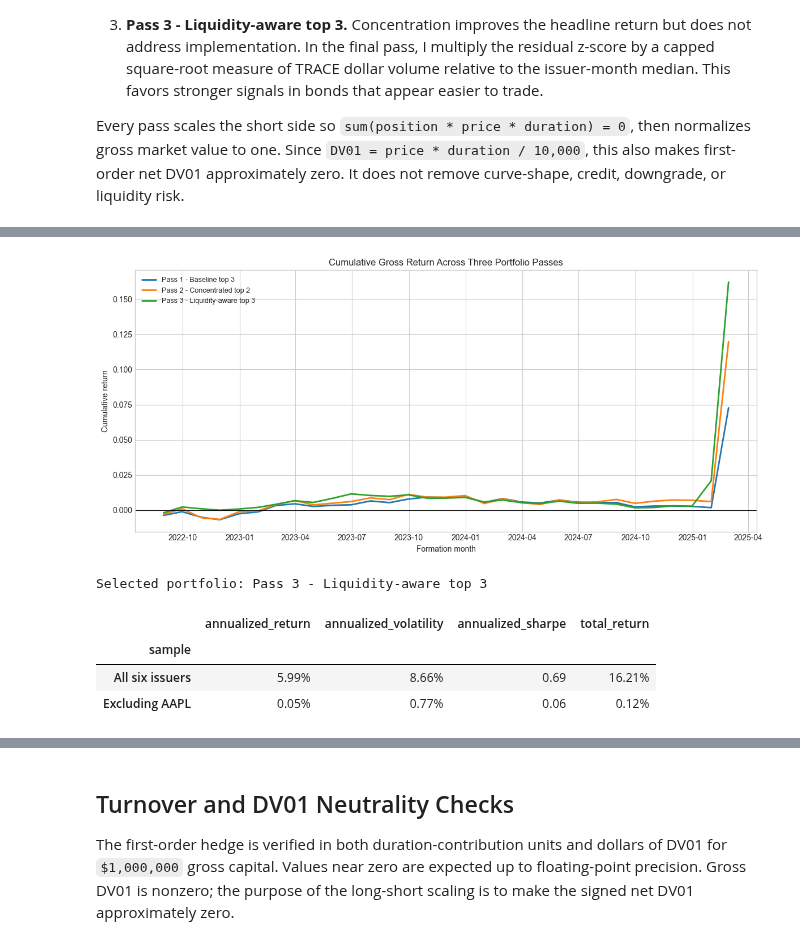
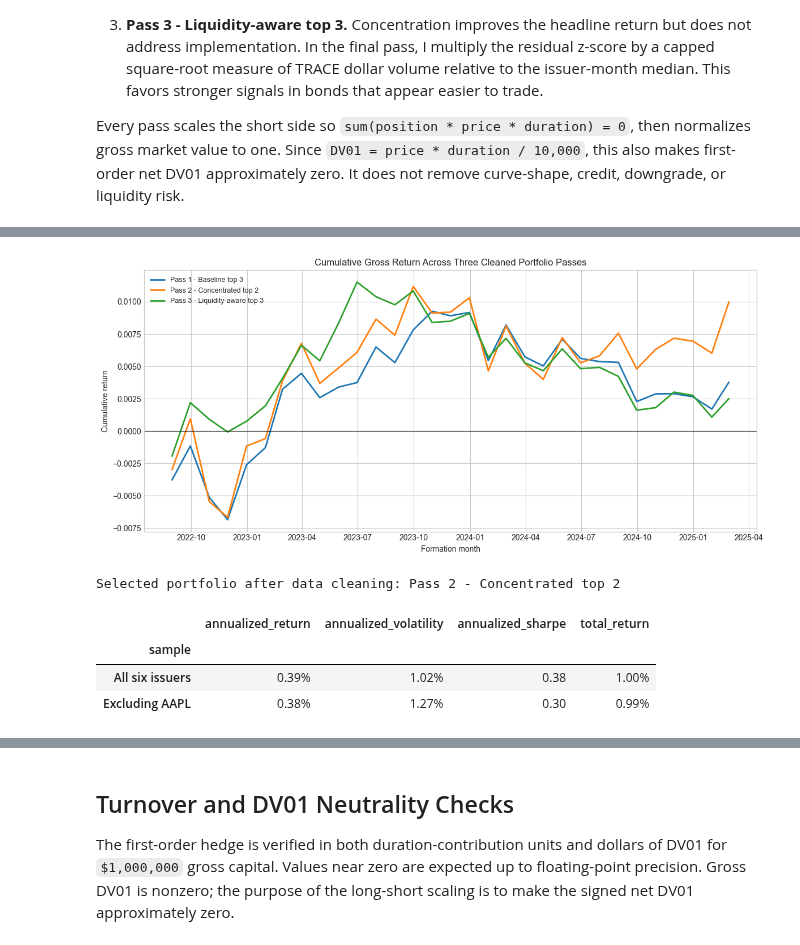
Before and after one commit to yingnichang/MTH9897, a Jupyter notebook: bond_relative_value_assignment.ipynb, the cells around one changed output, grey strips where cells are left out. Cells and saved outputs as stored; diff of their text form; code cells hidden in the pictures.

Commit message:
Clean anomalous bond mark from backtest

```diff
--- a/bond_relative_value_assignment.ipynb
+++ b/bond_relative_value_assignment.ipynb
@@ -68,6 +69,13 @@ MIN_AMOUNT_OUTSTANDING = 200_000  # WRDS field is in thousands: approximately $2
 SPREAD_BPS_LIMIT = (-100, 2_000)
 DURATION_LIMIT = (0.05, 35.0)
 PRICE_LIMIT = (20.0, 200.0)
+
+# Ex-post data-quality screen for an isolated month-end mark. A row is flagged only
+# when the price moves by more than 40% from both adjacent monthly observations,
+# while the adjacent observations remain within 20% of one another.
+ISOLATED_MARK_MOVE = 0.40
+NEIGHBOR_PRICE_TOLERANCE = 0.20
+
 GROSS_CAPITAL_USD = 1_000_000
 TRANSACTION_COST_BPS = [0, 10, 25, 50]
 
@@ -711,23 +793,28 @@ trial_outputs = {
 # %%
-trial_rows = []
-for name, (trial_positions, trial_issuer, trial_combined) in trial_outputs.items():
-    gross = performance_summary(trial_combined["portfolio_return"])
-    net_25 = performance_summary(trial_combined["net_return_25bps"])
-    trial_rows.append({
-        "trial": name,
-        "months": gross["months"],
-        "gross_annualized_return": gross["annualized_return"],
-        "gross_annualized_volatility": gross["annualized_volatility"],
-        "gross_sharpe": gross["annualized_sharpe"],
-        "gross_total_return": gross["total_return"],
-        "win_rate": gross["win_rate"],
-        "average_turnover": trial_combined["turnover"].mean(),
-        "net_25bps_annualized_return": net_25["annualized_return"],
-        "net_25bps_sharpe": net_25["annualized_sharpe"],
-        "net_25bps_total_return": net_25["total_return"],
-    })
+def summarize_trial_outputs(outputs):
+    rows = []
+    for name, (trial_positions, trial_issuer, trial_combined) in outputs.items():
+        gross = performance_summary(trial_combined["portfolio_return"])
+        net_25 = performance_summary(trial_combined["net_return_25bps"])
+        rows.append({
+            "trial": name,
+            "months": gross["months"],
+            "gross_annualized_return": gross["annualized_return"],
+            "gross_annualized_volatility": gross["annualized_volatility"],
+            "gross_sharpe": gross["annualized_sharpe"],
+            "gross_total_return": gross["total_return"],
+            "win_rate": gross["win_rate"],
+            "average_turnover": trial_combined["turnover"].mean(),
+            "net_25bps_annualized_return": net_25["annualized_return"],
+            "net_25bps_sharpe": net_25["annualized_sharpe"],
+            "net_25bps_total_return": net_25["total_return"],
+        })
+    return pd.DataFrame(rows).set_index("trial")
 
-trial_summary = pd.DataFrame(trial_rows).set_index("trial")
+
+trial_summary = summarize_trial_outputs(trial_outputs)
+raw_trial_summary = summarize_trial_outputs(raw_trial_outputs)
+
 display(trial_summary.style.format({
     "months": "{:.0f}",
     "gross_annualized_return": "{:.2%}",
@@ -741,23 +828,30 @@ display(trial_summary.style.format({
     "net_25bps_total_return": "{:.2%}",
 }))
 
+data_quality_sensitivity = pd.DataFrame({
+    "raw_gross_annualized_return": raw_trial_summary["gross_annualized_return"],
+    "cleaned_gross_annualized_return": trial_summary["gross_annualized_return"],
+    "raw_net_25bps_annualized_return": raw_trial_summary["net_25bps_annualized_return"],
+    "cleaned_net_25bps_annualized_return": trial_summary["net_25bps_annualized_return"],
+})
+display(data_quality_sensitivity.style.format("{:.2%}"))
+
 fig, ax = plt.subplots(figsize=(12, 5.5))
 for name, (_, _, trial_combined) in trial_outputs.items():
     cumulative_trial = (1 + trial_combined.set_index("DATE")["portfolio_return"]).cumprod() - 1
-    ax.plot(cumulative_trial.index, cumulative_trial, linewidth=2, label=name.replace("Trial ", "Test "))
+    ax.plot(cumulative_trial.index, cumulative_trial, linewidth=2, label=name)
 ax.axhline(0, color="black", linewidth=0.8)
-ax.set_title("Cumulative Gross Return Across Three Portfolio Passes")
+ax.set_title("Cumulative Gross Return Across Three Cleaned Portfolio Passes")
 ax.set_xlabel("Formation month")
 ax.set_ylabel("Cumulative return")
 ax.legend(fontsize=9)
 fig.tight_layout()
 plt.show()
 
-# Select on cost-adjusted Sharpe, not gross return alone.
+# Select on cleaned, cost-adjusted Sharpe, not gross return alone.
 SELECTED_TRIAL = trial_summary["net_25bps_sharpe"].idxmax()
 positions, issuer_month_returns, combined_returns = trial_outputs[SELECTED_TRIAL]
 
-# A simple robustness check shows how much the selected result depends on AAPL.
 robustness_rows = []
 for label, trial_issuer in {
     "All six issuers": issuer_month_returns,
@@ -774,7 +868,7 @@ for label, trial_issuer in {
     })
 robustness_table = pd.DataFrame(robustness_rows).set_index("sample")
 
-print(f"Selected portfolio: {SELECTED_TRIAL}")
+print(f"Selected portfolio after data cleaning: {SELECTED_TRIAL}")
 display(robustness_table.style.format({
     "annualized_return": "{:.2%}", "annualized_volatility": "{:.2%}",
     "annualized_sharpe": "{:.2f}", "total_return": "{:.2%}",
@@ -788,9 +887,9 @@ display(robustness_table.style.format({
-[figure, old version]
+[figure, new version]
-Selected portfolio: Pass 3 - Liquidity-aware top 3
+Selected portfolio after data cleaning: Pass 2 - Concentrated top 2
-|  | annualized_return | annualized_volatility | annualized_sharpe | total_return |
-| sample |  |  |  |  |
-| All six issuers | 5.99% | 8.66% | 0.69 | 16.21% |
-| Excluding AAPL | 0.05% | 0.77% | 0.06 | 0.12% |
+|  | annualized_return | annualized_volatility | annualized_sharpe | total_return |
+| sample |  |  |  |  |
+| All six issuers | 0.39% | 1.02% | 0.38 | 1.00% |
+| Excluding AAPL | 0.38% | 1.27% | 0.30 | 0.99% |
 # %% [markdown]
 ## What Changed Across the Three Passes
 
```
Also changed, not shown: parts of 18 cells of this notebook, 2 other files.
